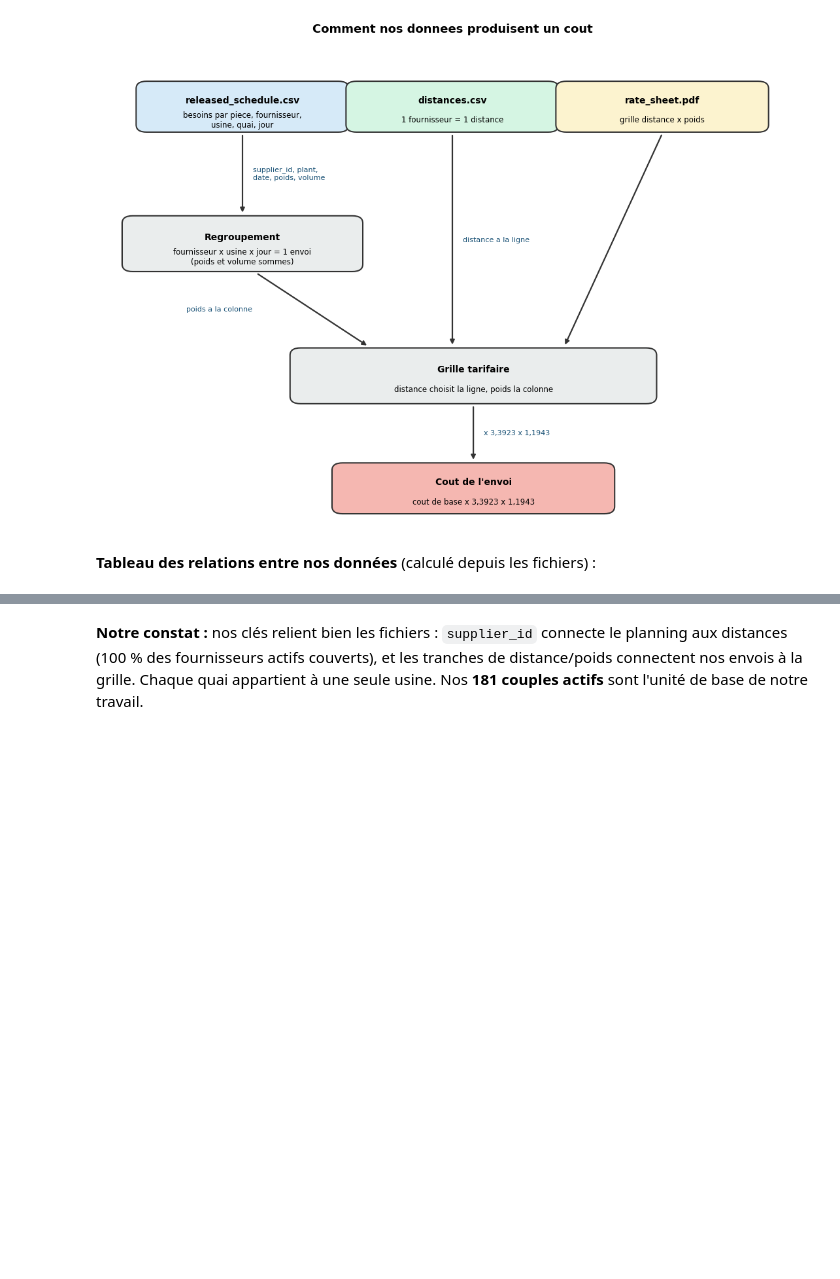
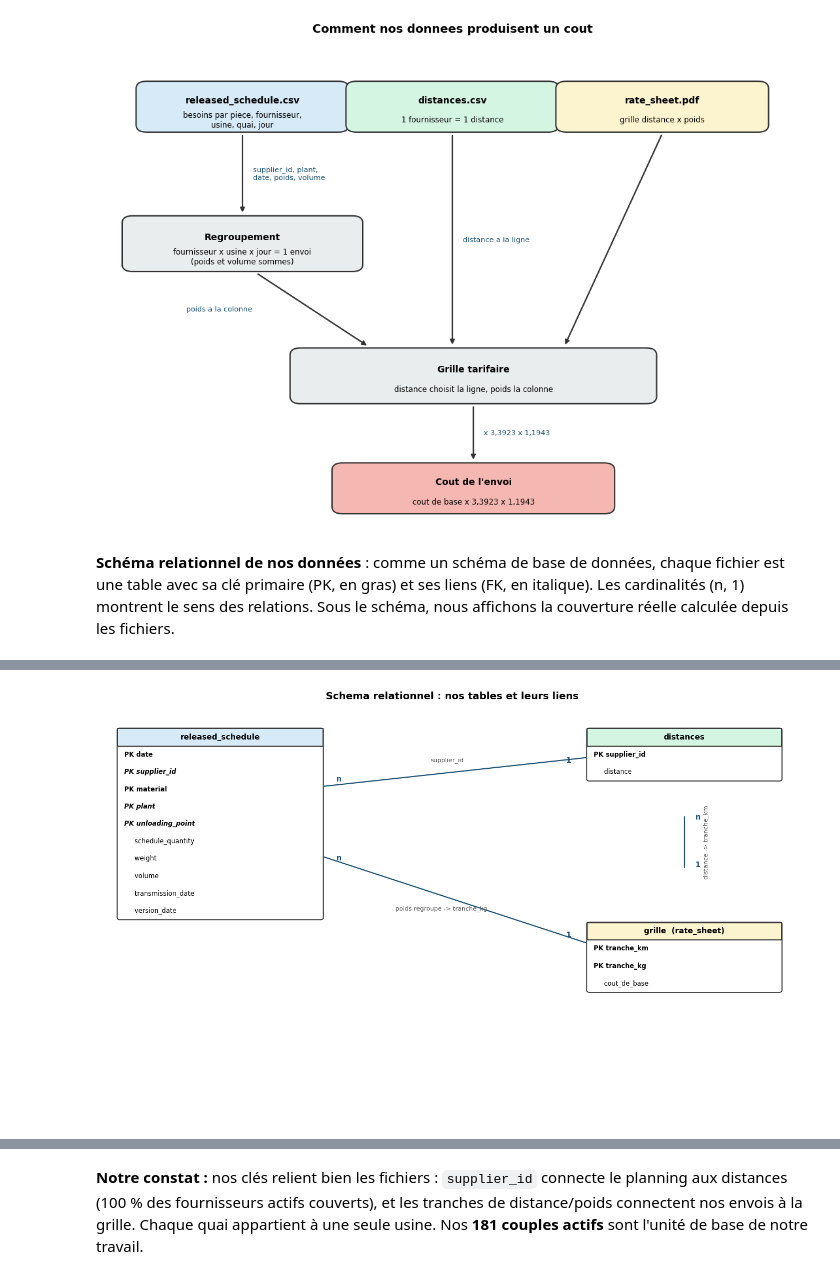
Before and after one commit to FlorentinBIAOU/Projet-IA, a Jupyter notebook: notebooks/milestone1.ipynb, the cells around one changed output, grey strips where cells are left out. Cells and saved outputs as stored; diff of their text form; code cells hidden in the pictures; blank space fills up the shorter version.

```diff
--- a/notebooks/milestone1.ipynb
+++ b/notebooks/milestone1.ipynb
@@ -1705,31 +1705,70 @@ plt.show()
 # %% [output]
 [figure]
 # %% [markdown]
-**Tableau des relations entre nos données** (calculé depuis les fichiers) :
+**Schéma relationnel de nos données** : comme un schéma de base de données, chaque fichier est une table avec sa clé primaire (PK, en gras) et ses liens (FK, en italique). Les cardinalités (n, 1) montrent le sens des relations. Sous le schéma, nous affichons la couverture réelle calculée depuis les fichiers.
 # %%
+from matplotlib.patches import FancyBboxPatch, Rectangle
+
+# --- couverture reelle, calculee depuis les fichiers ---
 pos = schedule[schedule["schedule_quantity"] > 0]
 f_actifs = set(pos["supplier_id"].unique())
 couples_total = schedule.groupby(["supplier_id", "plant"]).ngroups
 couples_actifs = pos.groupby(["supplier_id", "plant"]).ngroups
-multi_fourn = int((pos.groupby("material")["supplier_id"].nunique() > 1).sum())
-multi_usine = int((pos.groupby("material")["plant"].nunique() > 1).sum())
+couverts = len(f_actifs & set(distances["supplier_id"]))
 quai_une_usine = int(schedule.groupby("unloading_point")["plant"].nunique().max())
 
-relations = [
- {"De": "planning", "Vers": "distances", "Cle": "supplier_id", "Cardinalite": "n:1",
-  "Couverture": str(len(f_actifs & set(distances["supplier_id"]))) + "/" + str(len(f_actifs)) + " fournisseurs actifs couverts"},
- {"De": "distances", "Vers": "grille", "Cle": "tranche de distance (km)", "Cardinalite": "n:1",
-  "Couverture": "toutes nos distances tombent dans une ligne (30 a 150 km)"},
- {"De": "envoi regroupe", "Vers": "grille", "Cle": "tranche de poids (kg)", "Cardinalite": "n:1",
-  "Couverture": "tout poids tombe dans une colonne"},
- {"De": "usine", "Vers": "quai", "Cle": "unloading_point", "Cardinalite": "1:n",
-  "Couverture": str(schedule["unloading_point"].nunique()) + " quais ; chaque quai = " + str(quai_une_usine) + " usine"},
- {"De": "fournisseur", "Vers": "usine", "Cle": "supplier_id + plant", "Cardinalite": "n:n",
-  "Couverture": str(couples_total) + " couples au total, " + str(couples_actifs) + " actifs"},
- {"De": "piece", "Vers": "fournisseur", "Cle": "material", "Cardinalite": "n:n",
-  "Couverture": str(multi_fourn) + " pieces viennent de plusieurs fournisseurs"},
- {"De": "piece", "Vers": "usine", "Cle": "material", "Cardinalite": "n:n",
-  "Couverture": str(multi_usine) + " pieces vont dans plusieurs usines"},
-]
-pd.DataFrame(relations)
+def table_box(ax, x, y, w, titre, champs, couleur):
+    """Dessine une table facon schema SQL : titre, colonnes (PK en gras, FK en italique)."""
+    hl = 0.42
+    h = hl * (len(champs) + 1)
+    ax.add_patch(FancyBboxPatch((x, y - h), w, h, boxstyle="round,pad=0.01,rounding_size=0.05",
+                                linewidth=1.3, edgecolor="#333", facecolor="white", zorder=2))
+    ax.add_patch(Rectangle((x, y - hl), w, hl, facecolor=couleur, edgecolor="#333", linewidth=1.3, zorder=3))
+    ax.text(x + w / 2, y - hl / 2, titre, ha="center", va="center", fontsize=10, fontweight="bold", zorder=4)
+    for i, (nom, pk, fk) in enumerate(champs):
+        yy = y - hl * (i + 1) - hl / 2
+        prefixe = "PK " if pk else ("FK " if fk else "     ")
+        ax.text(x + 0.12, yy, prefixe + nom, ha="left", va="center", fontsize=8.5,
+                fontweight=("bold" if pk else "normal"), style=("italic" if fk else "normal"), zorder=4)
+
+fig, ax = plt.subplots(figsize=(13, 8))
+ax.set_xlim(0, 13); ax.set_ylim(0, 10); ax.axis("off")
+
+table_box(ax, 0.3, 9.4, 3.8, "released_schedule",
+          [("date", 1, 0), ("supplier_id", 1, 1), ("material", 1, 0), ("plant", 1, 1),
+           ("unloading_point", 1, 1), ("schedule_quantity", 0, 0), ("weight", 0, 0),
+           ("volume", 0, 0), ("transmission_date", 0, 0), ("version_date", 0, 0)], "#d6eaf8")
+table_box(ax, 9.0, 9.4, 3.6, "distances", [("supplier_id", 1, 0), ("distance", 0, 0)], "#d5f5e3")
+table_box(ax, 9.0, 4.7, 3.6, "grille  (rate_sheet)",
+          [("tranche_km", 1, 0), ("tranche_kg", 1, 0), ("cout_de_base", 0, 0)], "#fcf3cf")
+
+def lien(p1, p2):
+    ax.annotate("", xy=p2, xytext=p1, arrowprops=dict(arrowstyle="-", lw=1.5, color="#1a5276"), zorder=1)
+
+# released_schedule.supplier_id -> distances.supplier_id
+lien((4.1, 8.0), (9.0, 8.7))
+ax.text(4.35, 8.12, "n", color="#1a5276", fontsize=10, fontweight="bold")
+ax.text(8.6, 8.58, "1", color="#1a5276", fontsize=10, fontweight="bold")
+ax.text(6.4, 8.6, "supplier_id", color="#555", fontsize=8, ha="center")
+
+# distances.distance -> grille.tranche_km
+lien((10.8, 7.3), (10.8, 6.0))
+ax.text(11.0, 7.2, "n", color="#1a5276", fontsize=10, fontweight="bold")
+ax.text(11.0, 6.05, "1", color="#1a5276", fontsize=10, fontweight="bold")
+ax.text(11.15, 6.65, "distance -> tranche_km", color="#555", fontsize=8, rotation=90, va="center")
+
+# released_schedule (poids regroupe) -> grille.tranche_kg
+lien((4.1, 6.3), (9.0, 4.2))
+ax.text(4.35, 6.2, "n", color="#1a5276", fontsize=10, fontweight="bold")
+ax.text(8.6, 4.35, "1", color="#1a5276", fontsize=10, fontweight="bold")
+ax.text(6.3, 5.0, "poids regroupe -> tranche_kg", color="#555", fontsize=8, ha="center")
+
+ax.set_title("Schema relationnel : nos tables et leurs liens", fontsize=13, fontweight="bold")
+plt.tight_layout()
+plt.show()
+
+print("Couverture (calculee depuis les fichiers) :")
+print("  planning.supplier_id -> distances :", couverts, "/", len(f_actifs), "fournisseurs actifs couverts  (n:1)")
+print("  fournisseur x usine               :", couples_total, "couples au total,", couples_actifs, "actifs  (n:n)")
+print("  unloading_point -> plant          : chaque quai depend de", quai_une_usine, "usine  (1:n)")
 # %% [output]
@@ -1743,0 +1775 @@ pd.DataFrame(relations)
+[figure, added]
```
Also changed, not shown: parts of 3 cells of this notebook.
